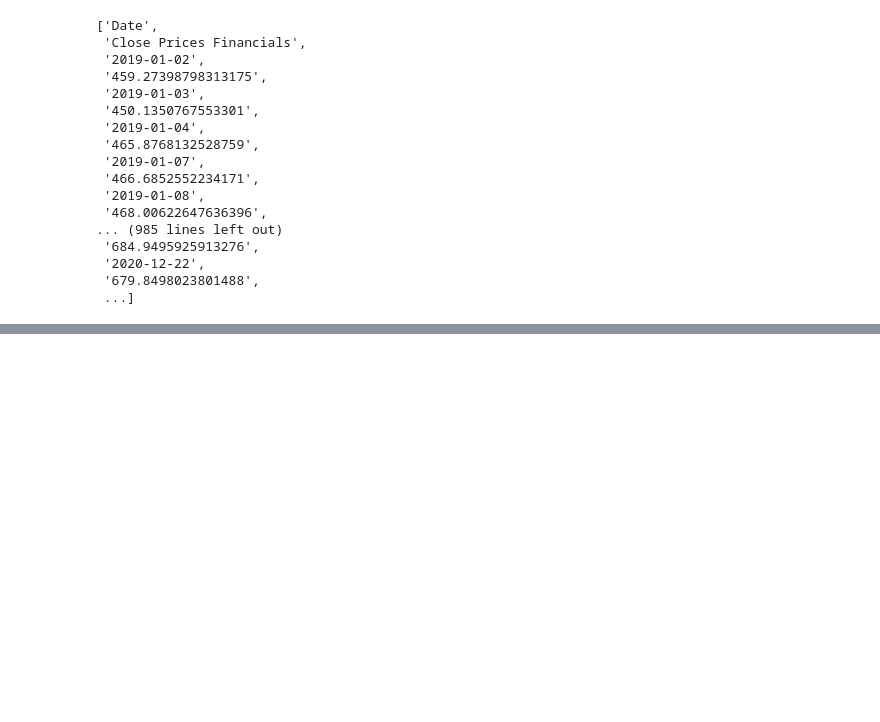
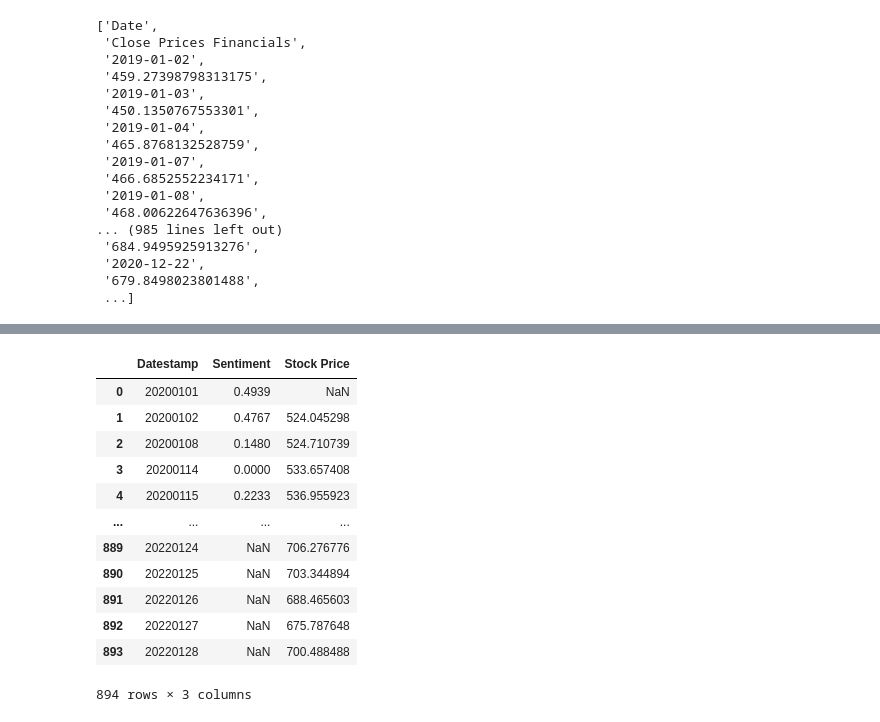
Before and after one commit to kimberlyhau/StockMarketPredictor, a Jupyter notebook: LSTMModel_Predictor.ipynb, the cells around one changed output, grey strips where cells are left out. Drawn from its saved outputs; the diff is of its cells as text; code cells hidden in the pictures; blank space fills up the shorter version.

```diff
--- a/LSTMModel_Predictor.ipynb
+++ b/LSTMModel_Predictor.ipynb
@@ -130,0 +186,16 @@ sentiment_df_sorted = sentiment_df.sort_values('Datestamp')
+# %%
+sentiment_stockprice_df
+# %% [output]
+|  | Datestamp | Sentiment | Stock Price |
+| 0 | 20200101 | 0.4939 | NaN |
+| 1 | 20200102 | 0.4767 | 524.045298 |
+| 2 | 20200108 | 0.1480 | 524.710739 |
+| 3 | 20200114 | 0.0000 | 533.657408 |
+| 4 | 20200115 | 0.2233 | 536.955923 |
+| ... | ... | ... | ... |
+| 889 | 20220124 | NaN | 706.276776 |
+| 890 | 20220125 | NaN | 703.344894 |
+| 891 | 20220126 | NaN | 688.465603 |
+| 892 | 20220127 | NaN | 675.787648 |
+| 893 | 20220128 | NaN | 700.488488 |
+894 rows × 3 columns
```
Also changed, not shown: parts of 16 cells of this notebook.
